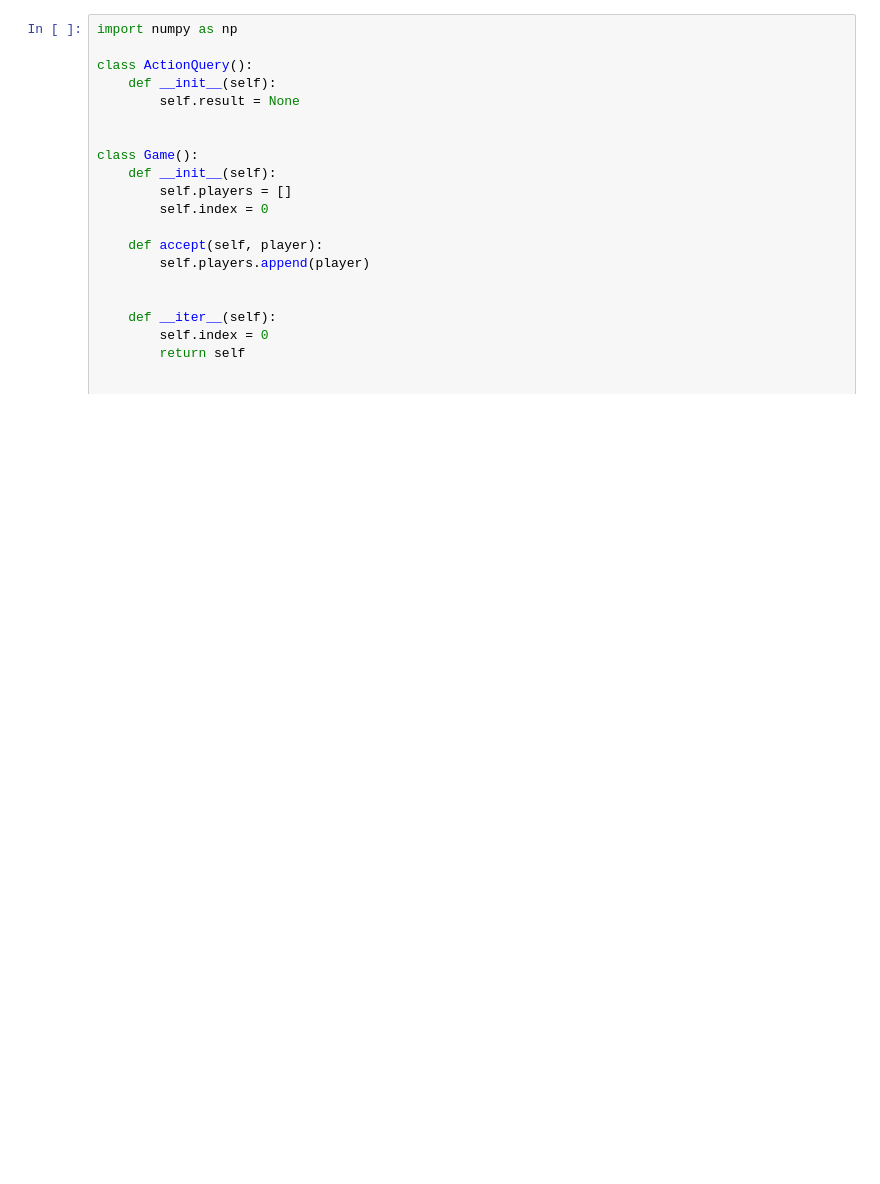
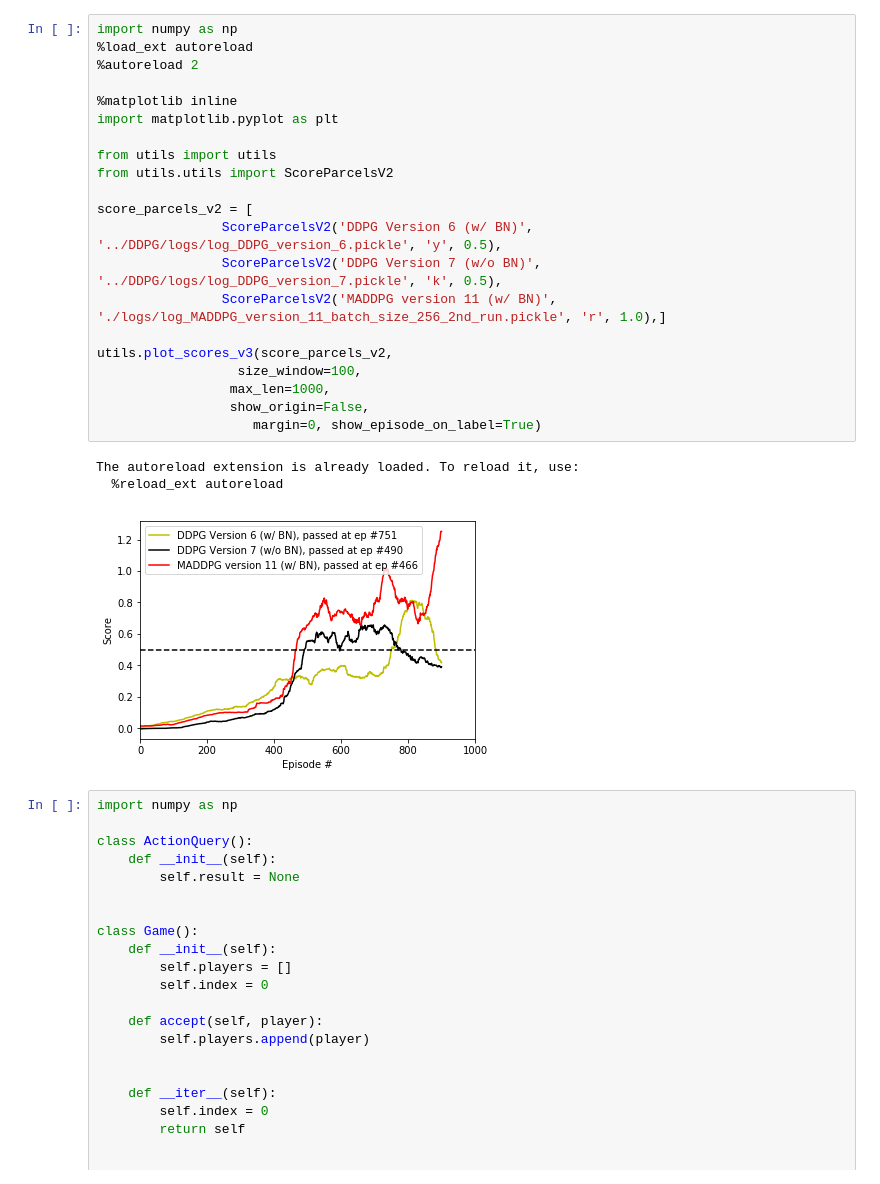
Before and after one commit to Brandon-HY-Lin/deep-reinforcement-learning, a Jupyter notebook: p3_collab-compet/MADDPG/Report_draft_MADDPG.ipynb, the cells around one changed output. Cells and saved outputs as stored; diff of their text form; blank space fills up the shorter version.

```diff
--- a/p3_collab-compet/MADDPG/Report_draft_MADDPG.ipynb
+++ b/p3_collab-compet/MADDPG/Report_draft_MADDPG.ipynb
@@ -55,6 +55,31 @@ The average score reaches +0.5 at episode 466. The highest score is 2.7 at episo
 
 ### Design Patterns
 Because each agent needs the other agent to predict its next actions, the [chain-of-responsibility](https://en.wikipedia.org/wiki/Chain-of-responsibility_pattern) design pattern, i.e. broker chain, is used in this project. The Game() class stores 2 agents and each agent also contains Game() class.
+# %%
+import numpy as np
+%load_ext autoreload
+%autoreload 2
+
+%matplotlib inline
+import matplotlib.pyplot as plt
+
+from utils import utils
+from utils.utils import ScoreParcelsV2
+
+score_parcels_v2 = [
+                ScoreParcelsV2('DDPG Version 6 (w/ BN)', '../DDPG/logs/log_DDPG_version_6.pickle', 'y', 0.5),
+                ScoreParcelsV2('DDPG Version 7 (w/o BN)', '../DDPG/logs/log_DDPG_version_7.pickle', 'k', 0.5),
+                ScoreParcelsV2('MADDPG version 11 (w/ BN)', './logs/log_MADDPG_version_11_batch_size_256_2nd_run.pickle', 'r', 1.0),]
+
+utils.plot_scores_v3(score_parcels_v2,
+                  size_window=100,
+                 max_len=1000,
+                 show_origin=False,
+                    margin=0, show_episode_on_label=True)
+# %% [output]
+The autoreload extension is already loaded. To reload it, use:
+  %reload_ext autoreload
+[figure, added]
 # %%
 import numpy as np
 
```
Also changed, not shown: 55 other files.
